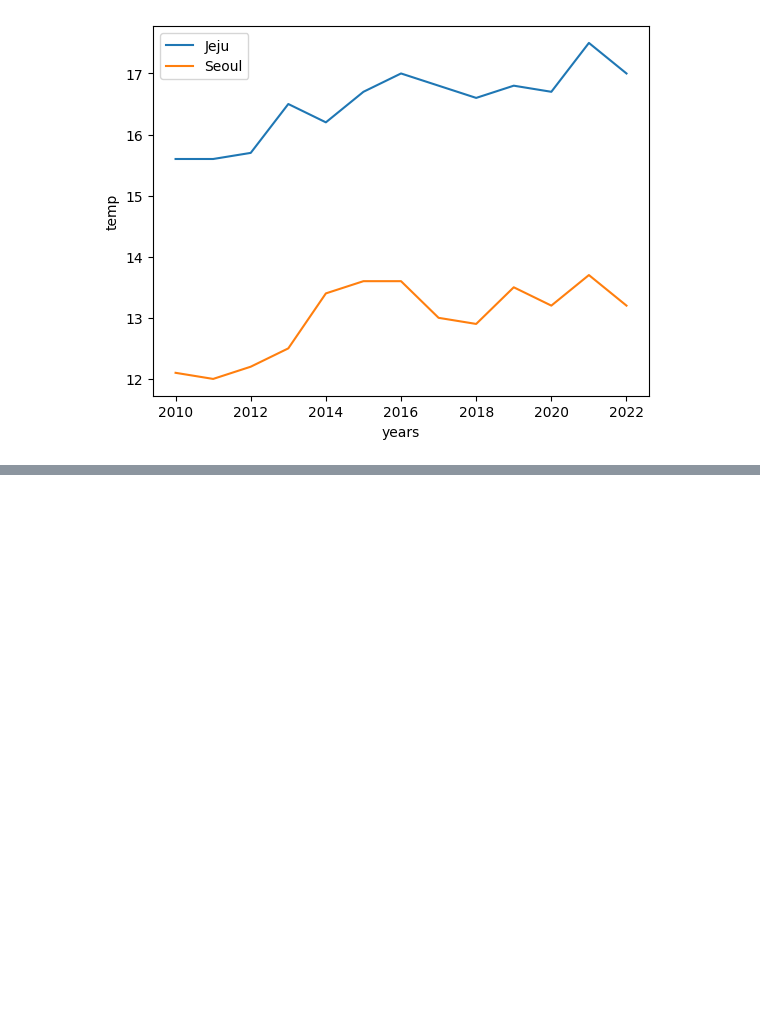
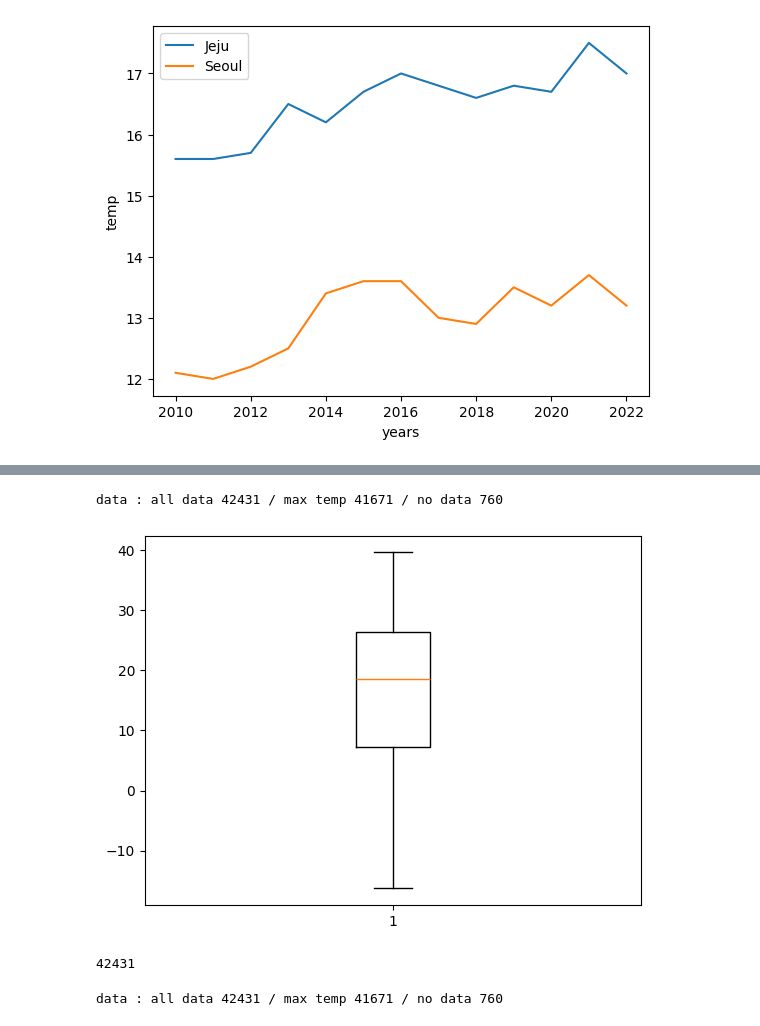
Before and after one commit to ZomiKim/2025python, a Jupyter notebook: 02code/01test/05matplotlib.ipynb, the cells around one changed output, grey strips where cells are left out. Saved outputs shown, nothing was run; the diff lists cells and outputs as text; code cells hidden in the pictures; blank space fills up the shorter version.

```diff
--- a/02code/01test/05matplotlib.ipynb
+++ b/02code/01test/05matplotlib.ipynb
@@ -55,0 +57,47 @@ plt.show()
+# %%
+import csv
+
+tcount = 0
+count = 0
+htemp = []
+
+with open('data/seouldata2.csv', encoding="utf-8") as tfile:
+    data = csv.reader(tfile)
+    next(data)
+    for row in data:
+        tcount += 1
+        if row[-1] != '':
+            count += 1
+            htemp.append(float(row[-1]))
+
+print(f'data : all data {tcount} / max temp {count} / no data {tcount - count}')
+
+
+plt.boxplot(htemp)
+plt.show()
+# %% [output]
+data : all data 42431 / max temp 41671 / no data 760
+[figure, added]
+# %%
+import pandas as pd
+input_data = pd.read_csv('data/seouldata2.csv', encoding='utf-8')
+print(len(input_data))
+# %% [output]
+42431
+# %%
+import pandas as pd
+
+input_data = pd.read_csv('data/seouldata2.csv', encoding='utf-8')
+
+# 전체 데이터 개수
+tcount = len(input_data)
+
+# 최고기온(℃) 값이 있는 데이터 개수 (결측치 제외)
+count = input_data['최고기온(℃)'].count()
+
+# 최고기온 값이 없는 데이터 개수 (isna 사용)
+no_data = input_data['최고기온(℃)'].isna().sum()
+
+print(f'data : all data {tcount} / max temp {count} / no data {no_data}')
+# %% [output]
+data : all data 42431 / max temp 41671 / no data 760
```
Also changed, not shown: parts of 1 cell of this notebook, 1 other file.
